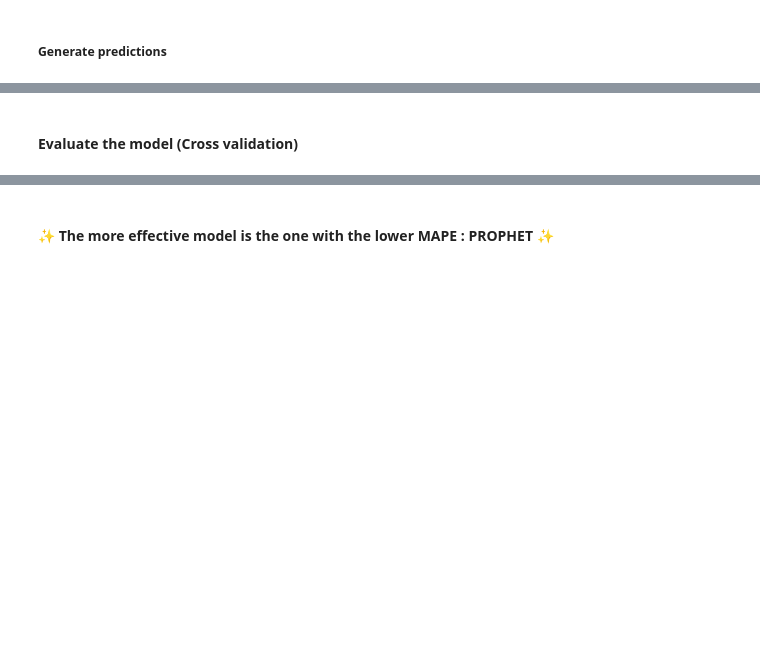
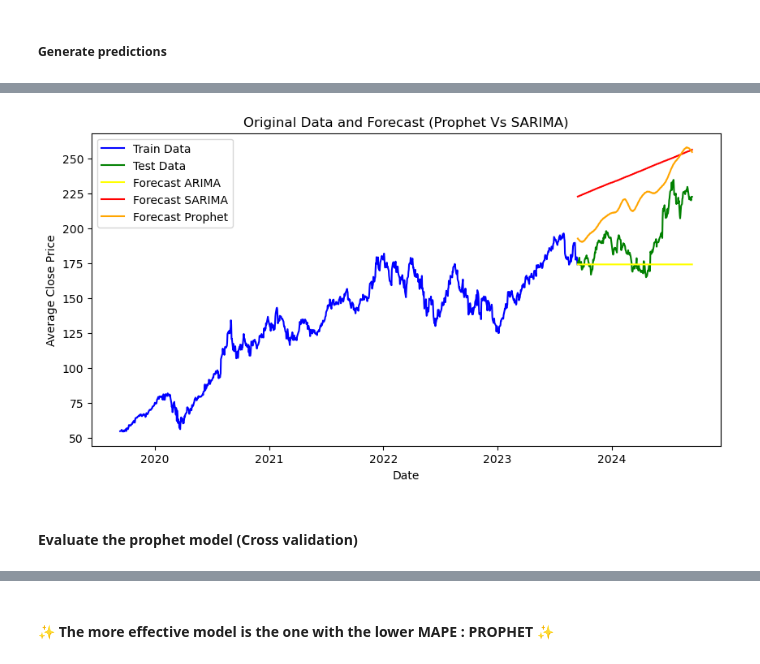
Before and after one commit to lisek75/ts_forecasting_notebook, a Jupyter notebook: aapl_stock/aapl_stock_price.ipynb, the cells around one changed output, grey strips where cells are left out. Drawn from its saved outputs; the diff is of its cells as text; code cells hidden in the pictures; blank space fills up the shorter version.

```diff
--- a/aapl_stock/aapl_stock_price.ipynb
+++ b/aapl_stock/aapl_stock_price.ipynb
@@ -401,21 +580,24 @@ fct_prophet.head()
 # %%
 df_fct['fct_prophet'] = None # Initialize the column with None values
 df_fct.loc[df_test.index, 'fct_prophet'] = fct_prophet['yhat'].values
 
 # Plotting
 plt.figure(figsize=(10, 5))
 plt.plot(df_train.index, df_train, label='Train Data', color='blue')
 plt.plot(df_test.index, df_test, label='Test Data', color='green')
+plt.plot(df_fct.index, df_fct['fct_arima'], label='Forecast ARIMA', color='yellow')
 plt.plot(df_fct.index, df_fct['fct_sarima'], label='Forecast SARIMA', color='red')
 plt.plot(df_fct.index, df_fct['fct_prophet'], label='Forecast Prophet', color='orange')
 
 plt.title('Original Data and Forecast (Prophet Vs SARIMA)')
 plt.ylabel('Average Close Price')
 plt.xlabel('Date')
 plt.legend()
 plt.show()
+# %% [output]
+[figure, added]
 # %% [markdown]
-#### Evaluate the model (Cross validation)
+#### Evaluate the prophet model (Cross validation)
 # %%
 df_prophet = df.reset_index().rename(columns={'Date': 'ds', 'Close': 'y'})
 df_prophet.head()
```
Also changed, not shown: parts of 65 cells of this notebook.
